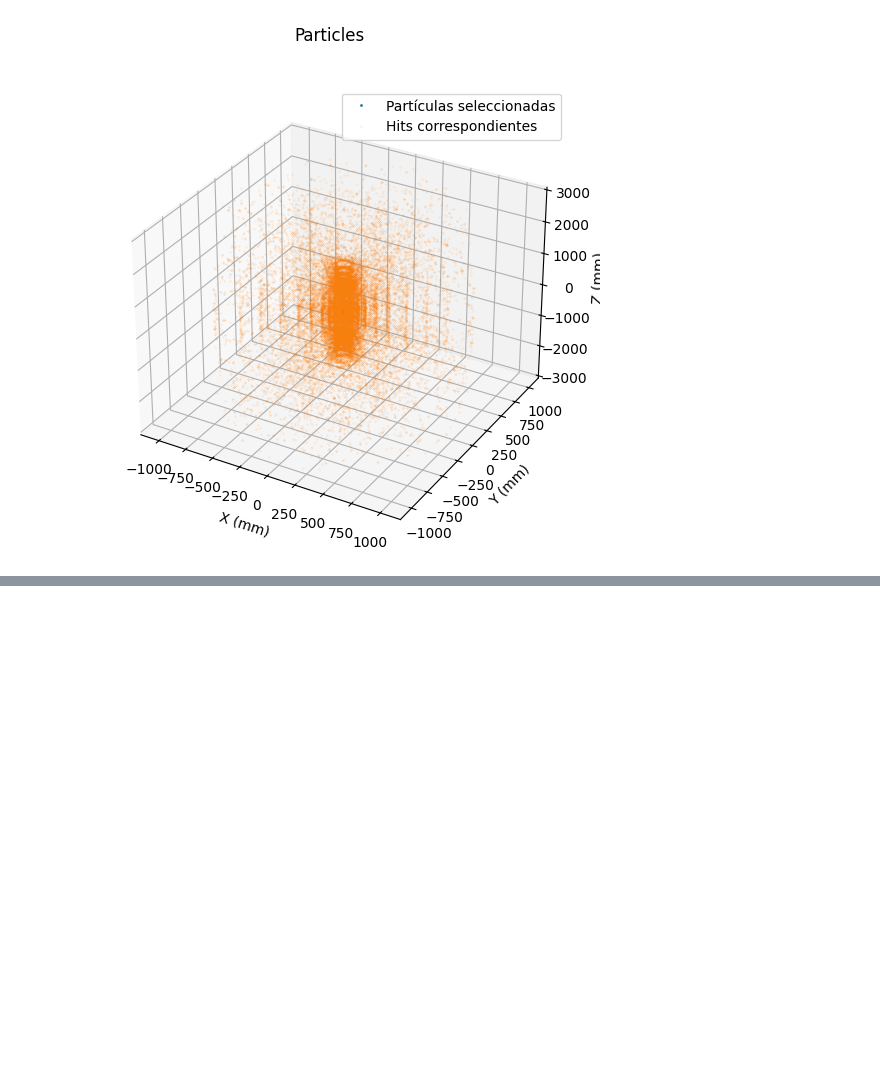
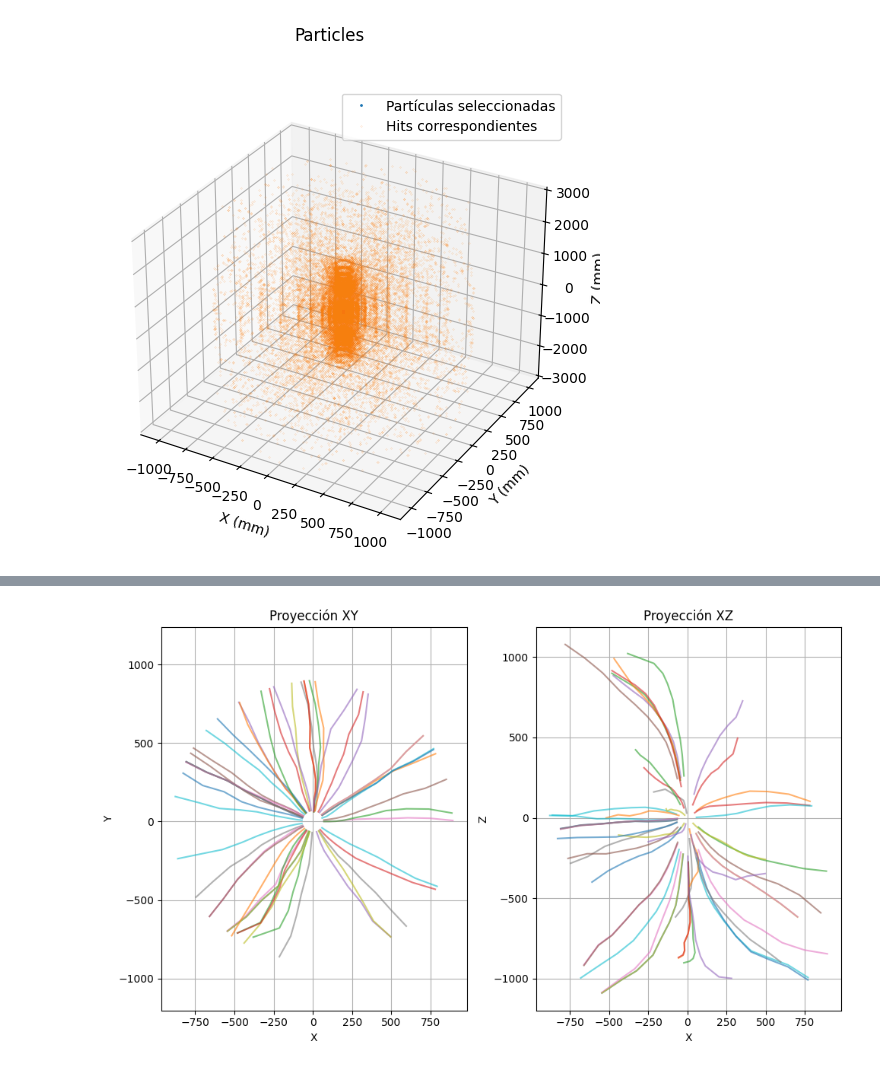
Before and after one commit to acortinaa/repositorioTFG, a Jupyter notebook: main.ipynb, the cells around one changed output, grey strips where cells are left out. Cells and saved outputs as stored; diff of their text form; code cells hidden in the pictures; blank space fills up the shorter version.

```diff
--- a/main.ipynb
+++ b/main.ipynb
@@ -459,0 +663,22 @@ def campoMagnetico(z):
+# %%
+fig, (ax1, ax2) = plt.subplots(1, 2, figsize=(10, 6))
+
+for track in random.sample(tracks, 50):
+    ax1.plot(track[:, 0], track[:, 1], alpha=0.6)  # XY
+    ax2.plot(track[:, 0], track[:, 2], alpha=0.6)  # XZ
+
+ax1.set_title("Proyección XY")
+ax1.set_xlabel("X")
+ax1.set_ylabel("Y")
+ax1.axis('equal')
+ax1.grid(True)
+
+ax2.set_title("Proyección XZ")
+ax2.set_xlabel("X")
+ax2.set_ylabel("Z")
+ax2.grid(True)
+
+plt.tight_layout()
+plt.show()
+# %% [output]
+[figure, added]
```
Also changed, not shown: parts of 6 cells of this notebook.
